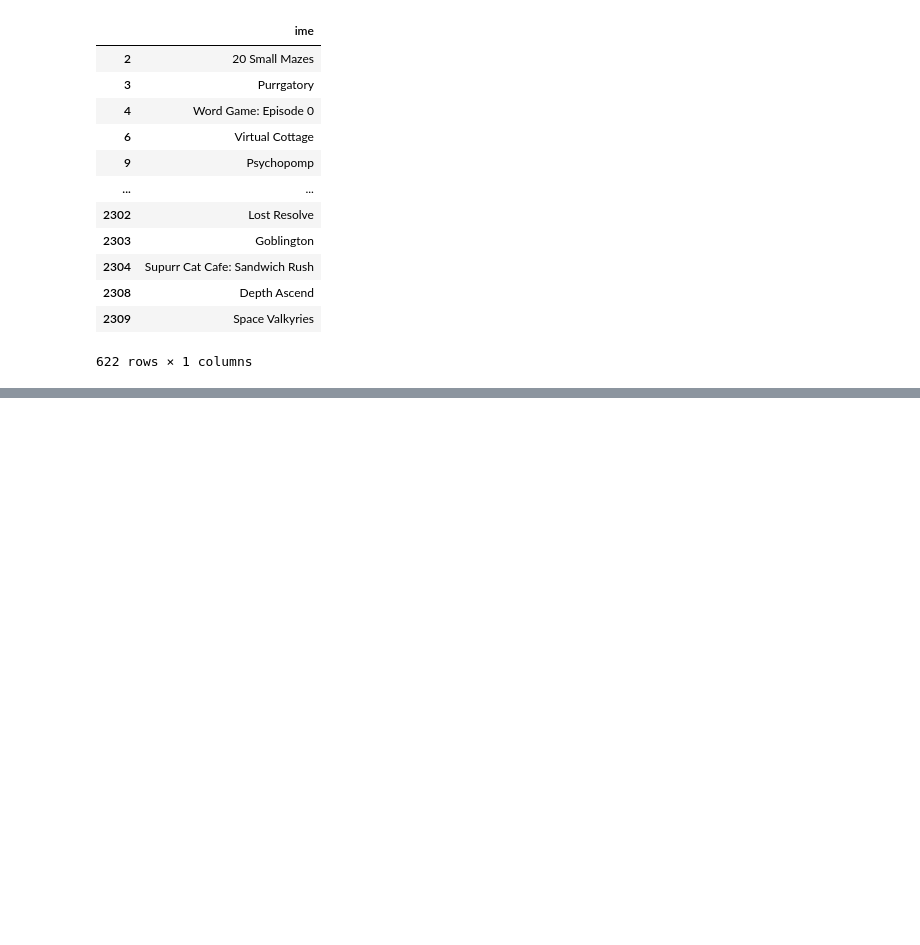
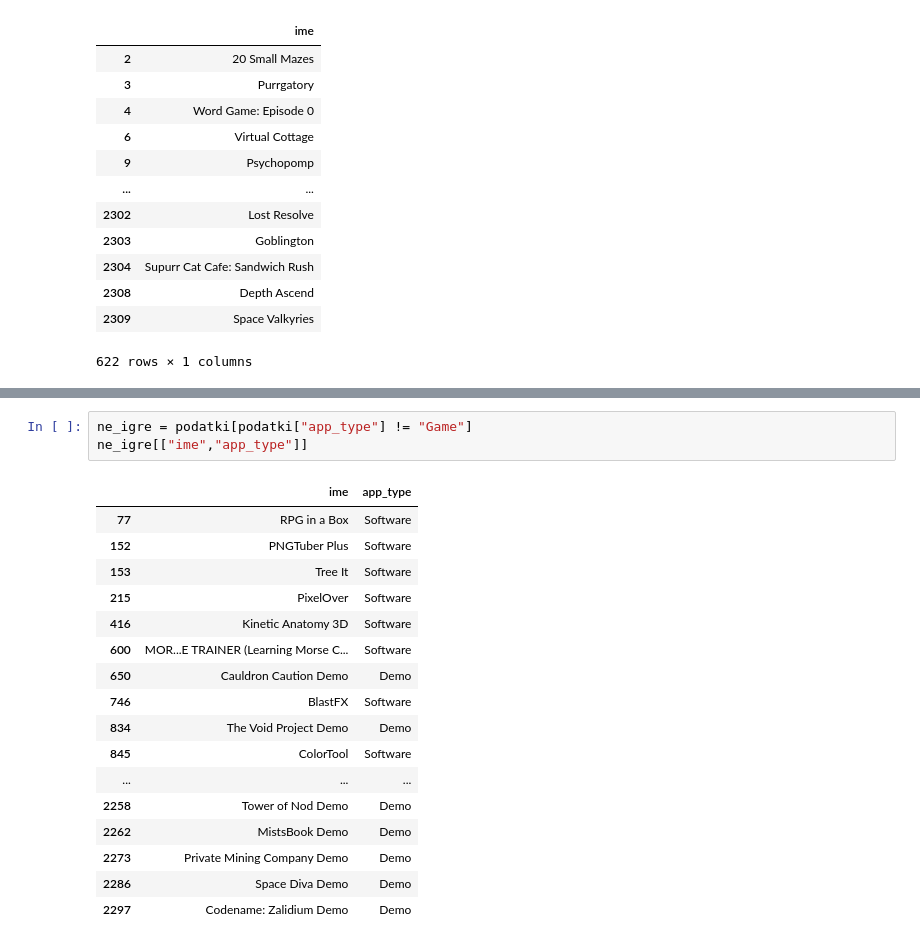
Before and after one commit to MatejFMF/GodotAnalizaPodatkov, a Jupyter notebook: analiza.ipynb, the cells around one changed output, grey strips where cells are left out. Saved outputs shown, nothing was run; the diff lists cells and outputs as text; blank space fills up the shorter version.

```diff
--- a/analiza.ipynb
+++ b/analiza.ipynb
@@ -86,0 +109,21 @@ podatki.plot(kind="scatter",x="cena",y="all_reviews")
+# %%
+ne_igre = podatki[podatki["app_type"] != "Game"]
+ne_igre[["ime","app_type"]]
+# %% [output]
+|  | ime | app_type |
+| 77 | RPG in a Box | Software |
+| 152 | PNGTuber Plus | Software |
+| 153 | Tree It | Software |
+| 215 | PixelOver | Software |
+| 416 | Kinetic Anatomy 3D | Software |
+| 600 | MOR...E TRAINER (Learning Morse C... | Software |
+| 650 | Cauldron Caution Demo | Demo |
+| 746 | BlastFX | Software |
+| 834 | The Void Project Demo | Demo |
+| 845 | ColorTool | Software |
+| ... | ... | ... |
+| 2258 | Tower of Nod Demo | Demo |
+| 2262 | MistsBook Demo | Demo |
+| 2273 | Private Mining Company Demo | Demo |
+| 2286 | Space Diva Demo | Demo |
+| 2297 | Codename: Zalidium Demo | Demo |
```
Also changed, not shown: parts of 3 cells of this notebook.
